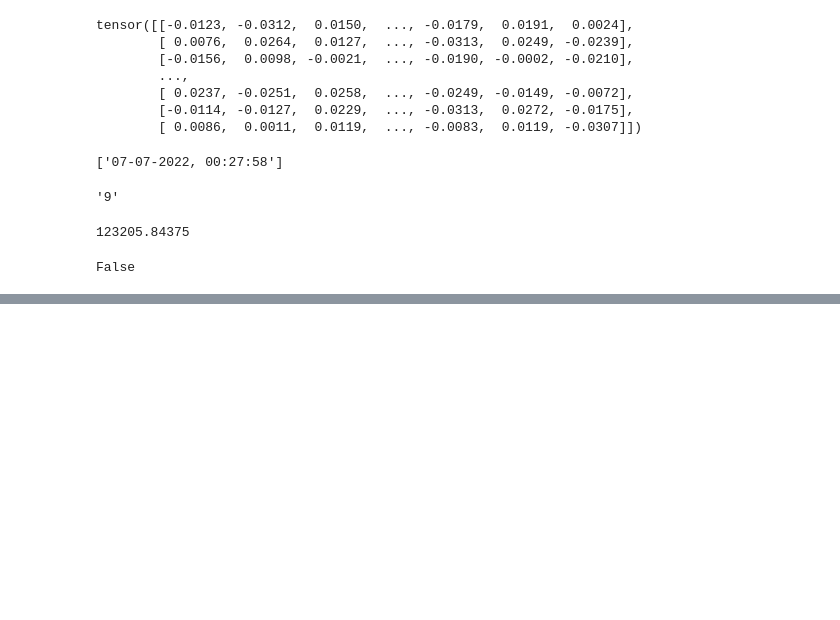
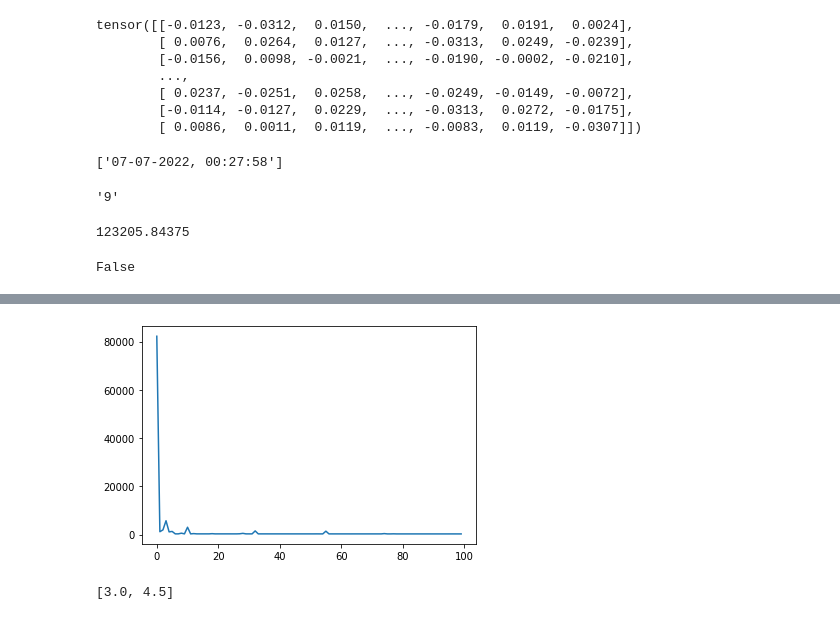
Before and after one commit to Parinya-Siri/lean-machine-learning, a Jupyter notebook: test.ipynb, the cells around one changed output, grey strips where cells are left out. Saved outputs shown, nothing was run; the diff lists cells and outputs as text; code cells hidden in the pictures; blank space fills up the shorter version.

```diff
--- a/test.ipynb
+++ b/test.ipynb
@@ -377,0 +425,5 @@ torch.save(net,ppp+'.pth')
+# %%
+import utilities.utilities as util
+util.plot_loss("./neuralnetwork/fcn07-07-2022_0.txt")
+# %% [output]
+[figure, added]
@@ -377,0 +447,6 @@ torch.save(net,ppp+'.pth')
+# %%
+oo = ['3\n','4.5']
+oo = [float(i.strip('\n')) for i in oo]
+oo
+# %% [output]
+[3.0, 4.5]
```
Also changed, not shown: parts of 8 cells of this notebook, 6 other files.
